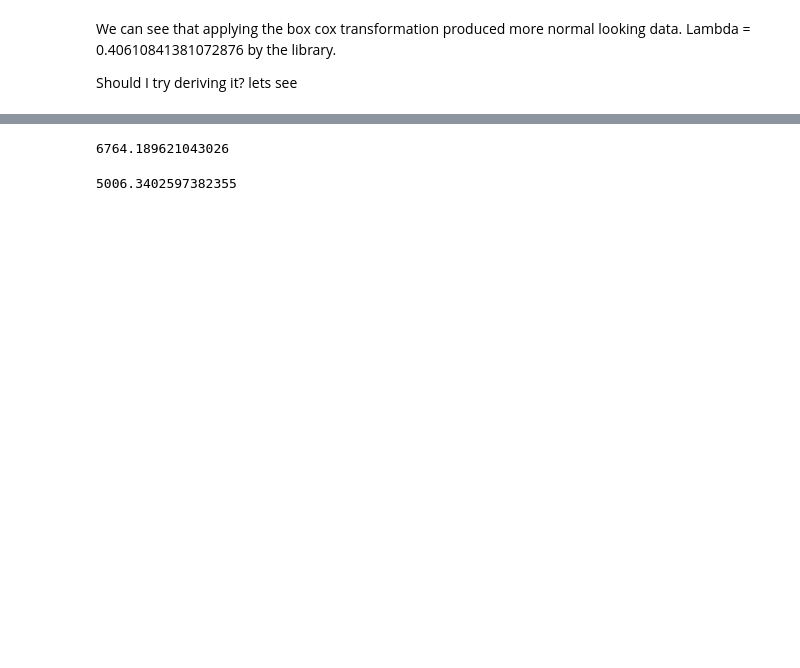
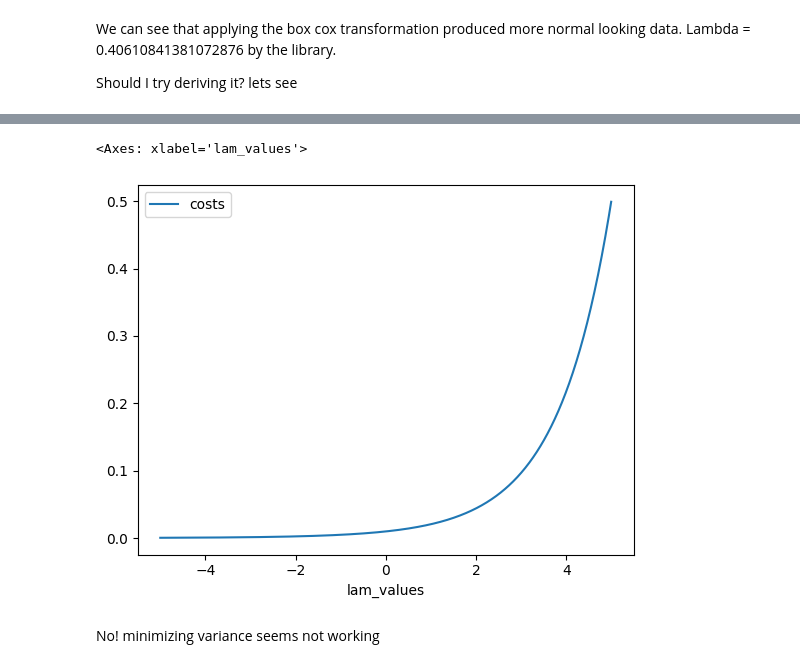
Before and after one commit to jaivrat/time-series, a Jupyter notebook: t-series-python/03-BoxCox.ipynb, the cells around one changed output, grey strips where cells are left out. Drawn from its saved outputs; the diff is of its cells as text; code cells hidden in the pictures; blank space fills up the shorter version.

```diff
--- a/t-series-python/03-BoxCox.ipynb
+++ b/t-series-python/03-BoxCox.ipynb
@@ -137,8 +112,21 @@ ll(data = transform(x_beta, 0.5))
-# %%
-ll(data = transform(x_beta, 0.9))
-# %% [output]
-6764.189621043026
-# %%
-ll(data = transform(x_beta, 0.8))
-# %% [output]
-5006.3402597382355
+# %%
+def cost_fn(data):
+    n       = len(data)
+    mu_hat  = np.mean(data)
+    var_hat = np.sum(np.power(data - mu_hat, 2.0))/n
+    return var_hat
+# %%
+lam_values  = np.arange(start=-5, stop=5, step = 0.01)
+# %%
+costs = [cost_fn(transform(x_data, l)) for l in lam_values]
+# %%
+import matplotlib
+import matplotlib.pyplot as plt
+import pandas as pd
+
+pd.DataFrame(dict(lam_values= lam_values , costs=costs)).plot.line(x='lam_values', y='costs')
+# %% [output]
+<Axes: xlabel='lam_values'>
+[figure, added]
+# %% [markdown]
+No! minimizing variance seems not working
```
Also changed, not shown: parts of 19 cells of this notebook.
